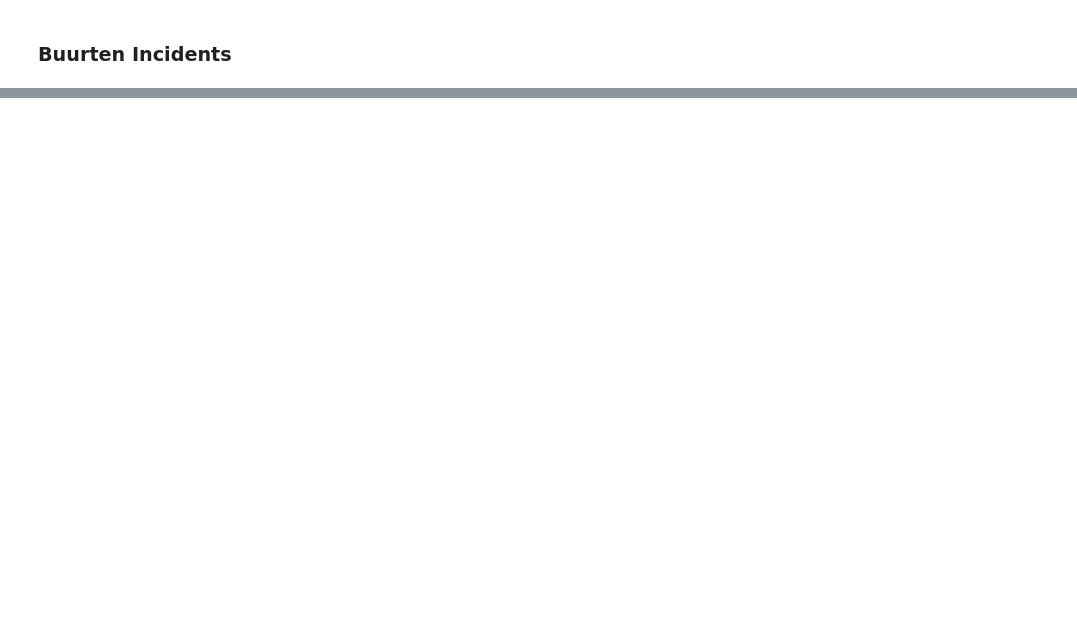
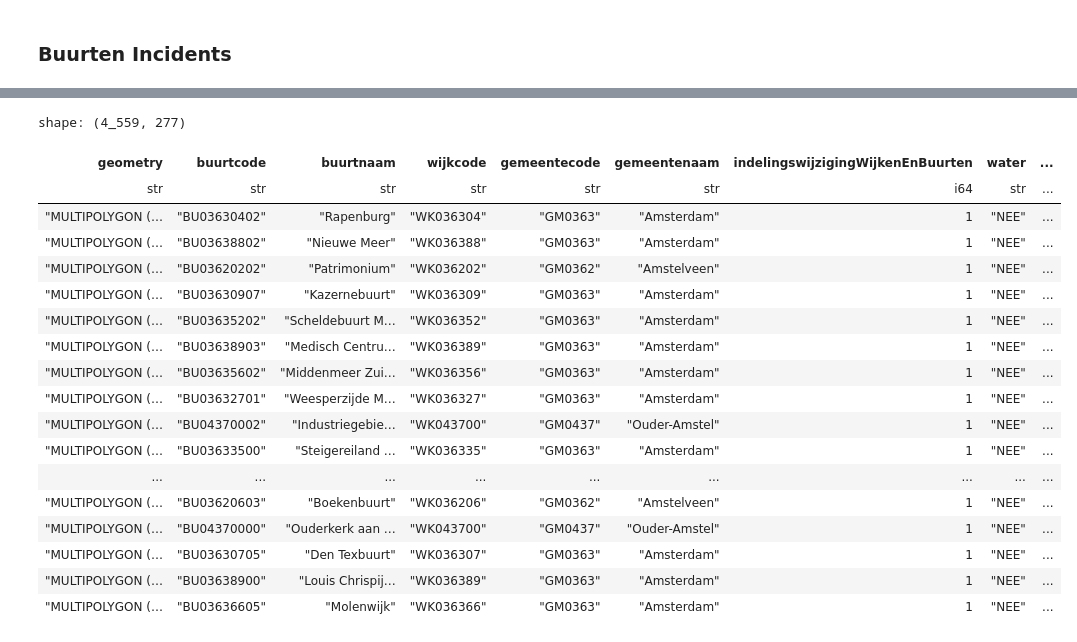
Before and after one commit to melchiorhering/DSP-Storm-Damage-on-Urban-Areas, a Jupyter notebook: src/notebooks/workbook.ipynb, the cells around one changed output, grey strips where cells are left out. Saved outputs shown, nothing was run; the diff lists cells and outputs as text; code cells hidden in the pictures; blank space fills up the shorter version.

```diff
--- a/src/notebooks/workbook.ipynb
+++ b/src/notebooks/workbook.ipynb
@@ -92,0 +181,28 @@ df = buurten_incidents.group_by(
+# %%
+# Perform the join without equality conditions on date and hour
+model_data = buurten_combined.join(
+    knmi_weather_data,
+    left_on=("Incidents_Date", "Incidents_Incident_Starttime_Hour"),
+    right_on=("YYYYMMDD", "HH"),
+)
+model_data
+# %% [output]
+shape: (4_559, 277)
+| geometry | buurtcode | buurtnaam | wijkcode | gemeentecode | gemeentenaam | indelingswijzigingWijkenEnBuurten | water | ... |
+| str | str | str | str | str | str | i64 | str | ... |
+| "MULTIPOLYGON (… | "BU03630402" | "Rapenburg" | "WK036304" | "GM0363" | "Amsterdam" | 1 | "NEE" | ... |
+| "MULTIPOLYGON (… | "BU03638802" | "Nieuwe Meer" | "WK036388" | "GM0363" | "Amsterdam" | 1 | "NEE" | ... |
+| "MULTIPOLYGON (… | "BU03620202" | "Patrimonium" | "WK036202" | "GM0362" | "Amstelveen" | 1 | "NEE" | ... |
+| "MULTIPOLYGON (… | "BU03630907" | "Kazernebuurt" | "WK036309" | "GM0363" | "Amsterdam" | 1 | "NEE" | ... |
+| "MULTIPOLYGON (… | "BU03635202" | "Scheldebuurt M… | "WK036352" | "GM0363" | "Amsterdam" | 1 | "NEE" | ... |
+| "MULTIPOLYGON (… | "BU03638903" | "Medisch Centru… | "WK036389" | "GM0363" | "Amsterdam" | 1 | "NEE" | ... |
+| "MULTIPOLYGON (… | "BU03635602" | "Middenmeer Zui… | "WK036356" | "GM0363" | "Amsterdam" | 1 | "NEE" | ... |
+| "MULTIPOLYGON (… | "BU03632701" | "Weesperzijde M… | "WK036327" | "GM0363" | "Amsterdam" | 1 | "NEE" | ... |
+| "MULTIPOLYGON (… | "BU04370002" | "Industriegebie… | "WK043700" | "GM0437" | "Ouder-Amstel" | 1 | "NEE" | ... |
+| "MULTIPOLYGON (… | "BU03633500" | "Steigereiland … | "WK036335" | "GM0363" | "Amsterdam" | 1 | "NEE" | ... |
+| ... | ... | ... | ... | ... | ... | ... | ... | ... |
+| "MULTIPOLYGON (… | "BU03620603" | "Boekenbuurt" | "WK036206" | "GM0362" | "Amstelveen" | 1 | "NEE" | ... |
+| "MULTIPOLYGON (… | "BU04370000" | "Ouderkerk aan … | "WK043700" | "GM0437" | "Ouder-Amstel" | 1 | "NEE" | ... |
+| "MULTIPOLYGON (… | "BU03630705" | "Den Texbuurt" | "WK036307" | "GM0363" | "Amsterdam" | 1 | "NEE" | ... |
+| "MULTIPOLYGON (… | "BU03638900" | "Louis Chrispij… | "WK036389" | "GM0363" | "Amsterdam" | 1 | "NEE" | ... |
+| "MULTIPOLYGON (… | "BU03636605" | "Molenwijk" | "WK036366" | "GM0363" | "Amsterdam" | 1 | "NEE" | ... |
```
Also changed, not shown: parts of 11 cells of this notebook, 4 other files.
